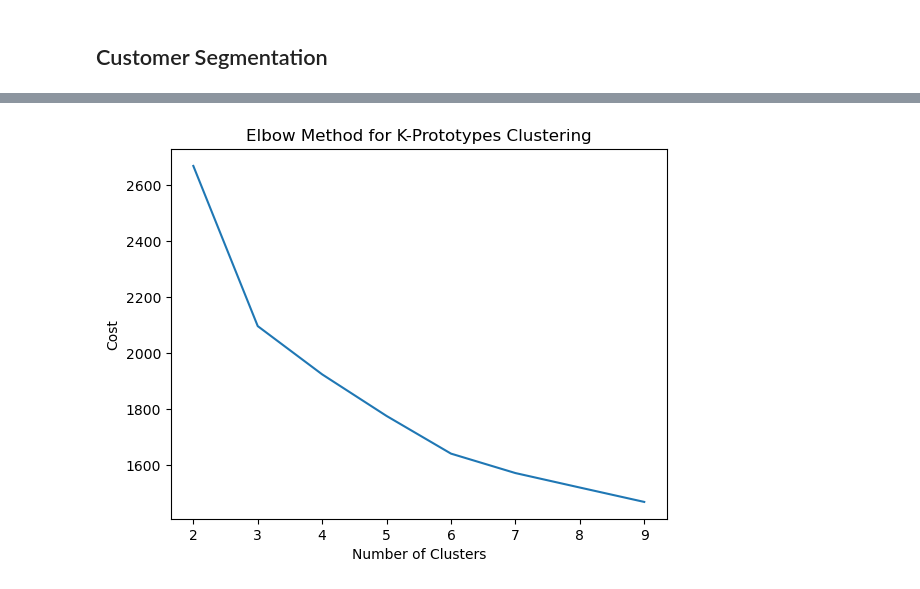
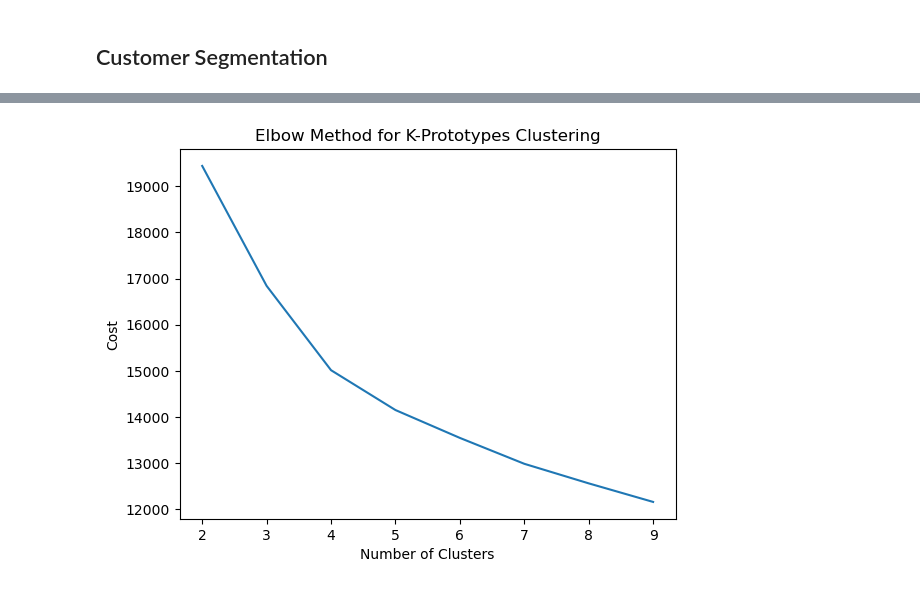
Before and after one commit to renswickd/Dataengine-Tasks, a Jupyter notebook: Task2/Task2-Notebook.ipynb, the cells around one changed output, grey strips where cells are left out. Cells and saved outputs as stored; diff of their text form; code cells hidden in the pictures.

```diff
--- a/Task2/Task2-Notebook.ipynb
+++ b/Task2/Task2-Notebook.ipynb
@@ -279,0 +221,3 @@ df_mice.head()
+# %%
+df_mice = df_mice.drop(cols_to_log_transform, axis=1)
+df_mice.shape
@@ -415,0 +294,3 @@ Index(['gender', 'app_downloads', 'log_customer_age', 'log_account_age', 'ctr',
+# %%
+processed_data = df_mice.drop([i for i in has_columns if i not in  ['has_gender', 'has_dob']] + redemption_columns, axis=1)
+processed_data.shape
@@ -424,0 +308,6 @@ processed_data.head()
+# %%
+scaler = MinMaxScaler()
+numerical_columns = processed_data.select_dtypes(include=['float64', 'int64']).columns.tolist()
+
+processed_data[numerical_columns] = scaler.fit_transform(processed_data[numerical_columns])
+processed_data.head()
@@ -424,0 +323,30 @@ processed_data.head()
+# %%
+# --- Local Outlier Factor (LOF) --- #
+lof = LocalOutlierFactor()
+lof_predictions = lof.fit_predict(processed_data)
+lof_anomalies_indices = np.where(lof_predictions == -1)[0]
+
+# --- Isolation Forest --- #
+isf_clf = IsolationForest(contamination=len(lof_anomalies_indices)/processed_data.shape[0])
+isf_clf.fit(processed_data)
+
+isf_predictions = isf_clf.predict(processed_data)
+isf_anomalies_indices = np.where(isf_predictions == -1)[0]
+
+# --- DBSCAN --- #
+dbscan = DBSCAN(eps=0.3, min_samples=3)
+dbscan.fit(processed_data)
+
+dbscan_predictions = dbscan.labels_
+dbscan_anomalies_indices = np.where(dbscan_predictions == -1)[0]
+
+# --- One-Class SVM --- #
+ocsvm = OneClassSVM(nu=len(lof_anomalies_indices)/processed_data.shape[0], kernel="rbf")
+ocsvm.fit(processed_data)
+ocsvm_predictions = ocsvm.predict(processed_data)
+ocsvm_anomalies_indices = np.where(ocsvm_predictions == -1)[0]
+
+print(f"Local Outlier Factor (LOF): {len(lof_anomalies_indices)} anomalies detected")
+print(f"Isolation Forest: {len(isf_anomalies_indices)} anomalies detected")
+print(f"DBSCAN: {len(dbscan_anomalies_indices)} anomalies detected")
+print(f"One-Class SVM: {len(ocsvm_anomalies_indices)} anomalies detected")
@@ -441,27 +430,27 @@ df_no_anomalies.shape
 # %%
 # Select categorical and numerical columns
-categorical_columns = ['gender', 'app_downloads', 'has_cluster', 'redemption_cluster']
+categorical_columns = ['gender', 'has_gender', 'has_dob', 'app_downloads', 'demographic_cluster', 'redemption_cluster']
 numerical_columns = [i for i in processed_data.columns if i not in categorical_columns]
 columns_for_kproto = numerical_columns + categorical_columns
 
 # Convert categorical columns to the appropriate type
 df_kproto = df_no_anomalies.copy()
 df_kproto[categorical_columns] = df_kproto[categorical_columns].astype('category')
 
 # Finding optimal number of clusters using the Elbow method (cost function)
 cost = []
 for num_clusters in range(2, 10):
     kproto = KPrototypes(n_clusters=num_clusters, init='Huang', n_init=10, verbose=0)
     kproto.fit(df_kproto[columns_for_kproto], categorical=[df_kproto.columns.get_loc(col) for col in categorical_columns])
     cost.append(kproto.cost_)
 
 # Plot the cost to find the elbow point
 plt.plot(range(2, 10), cost)
 plt.xlabel('Number of Clusters')
 plt.ylabel('Cost')
 plt.title('Elbow Method for K-Prototypes Clustering')
 plt.show()
 # %% [output]
-[figure, old version]
+[figure, new version]
 # %%
 # Now apply K-Prototypes with the optimal number of clusters (determine from the elbow plot)
```
Also changed, not shown: parts of 50 cells of this notebook.
